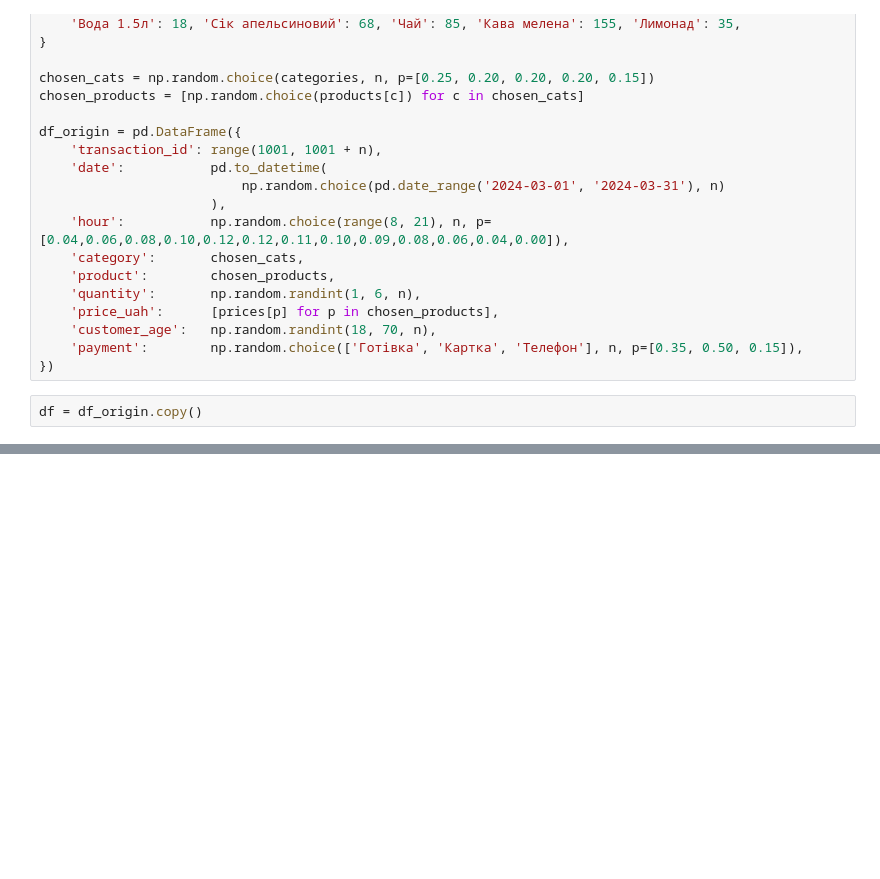
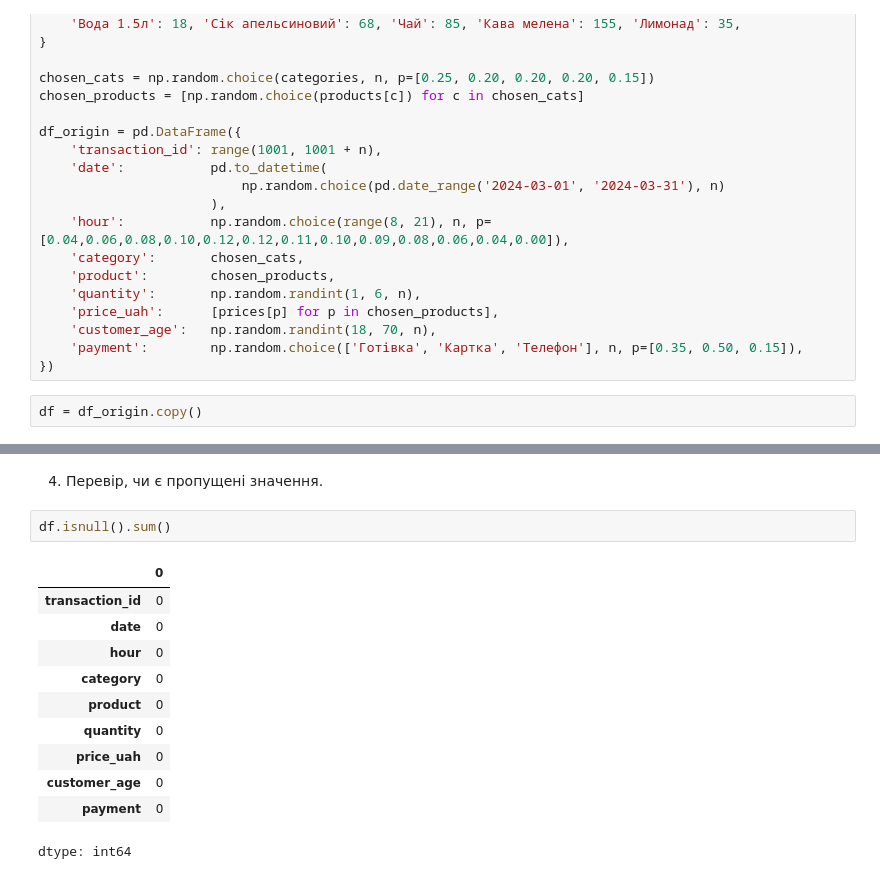
Before and after one commit to volodymyr-holovan/DTA2026, a Jupyter notebook: project_store_sales_analysis/store_sales_analysis.ipynb, the cells around one changed output, grey strips where cells are left out. Cells and saved outputs as stored; diff of their text form; blank space fills up the shorter version.

```diff
--- a/project_store_sales_analysis/store_sales_analysis.ipynb
+++ b/project_store_sales_analysis/store_sales_analysis.ipynb
@@ -60,0 +87,16 @@ df
+# %% [markdown]
+4. Перевір, чи є пропущені значення.
+# %%
+df.isnull().sum()
+# %% [output]
+|  | 0 |
+| transaction_id | 0 |
+| date | 0 |
+| hour | 0 |
+| category | 0 |
+| product | 0 |
+| quantity | 0 |
+| price_uah | 0 |
+| customer_age | 0 |
+| payment | 0 |
+dtype: int64
```
Also changed, not shown: parts of 9 cells of this notebook.
